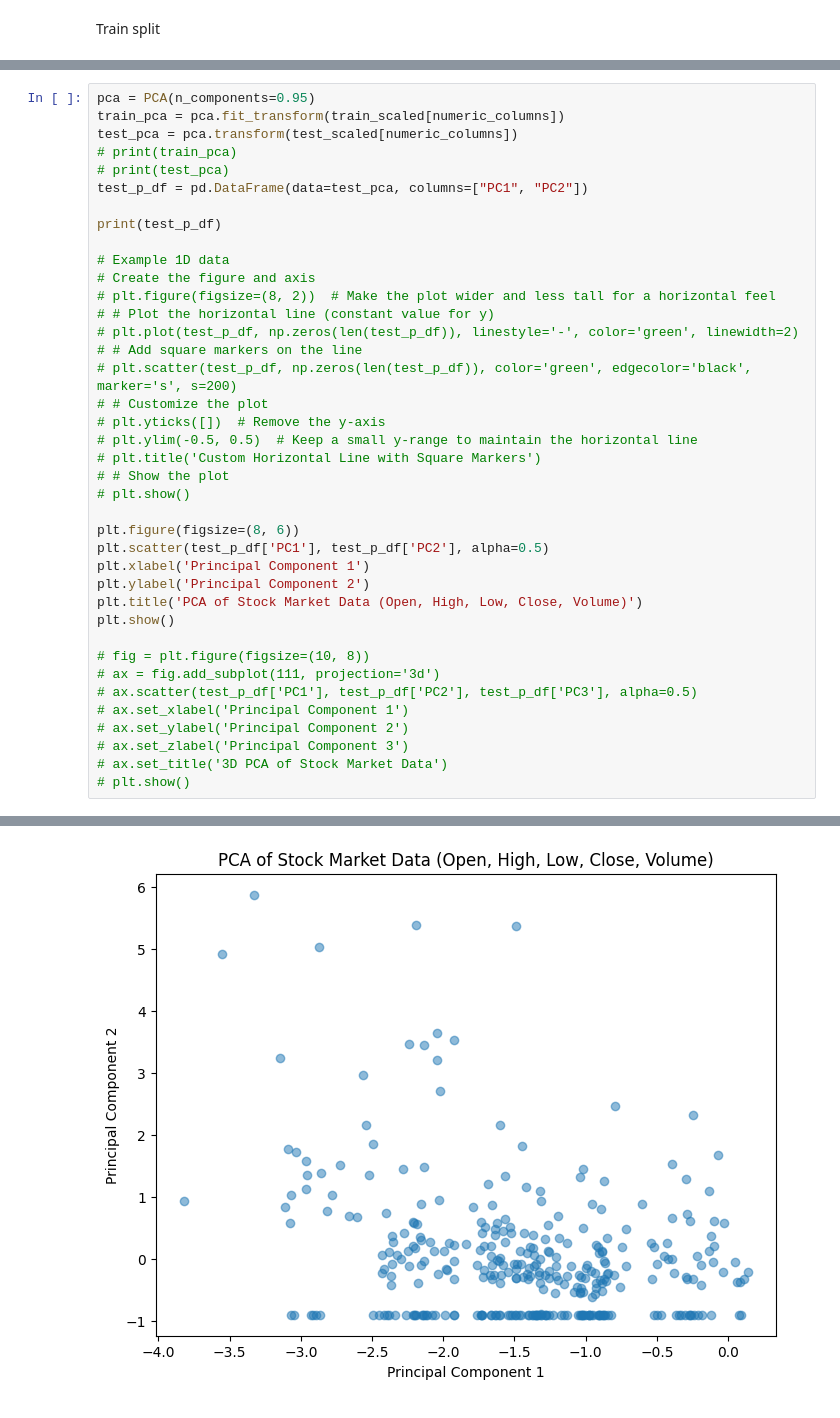
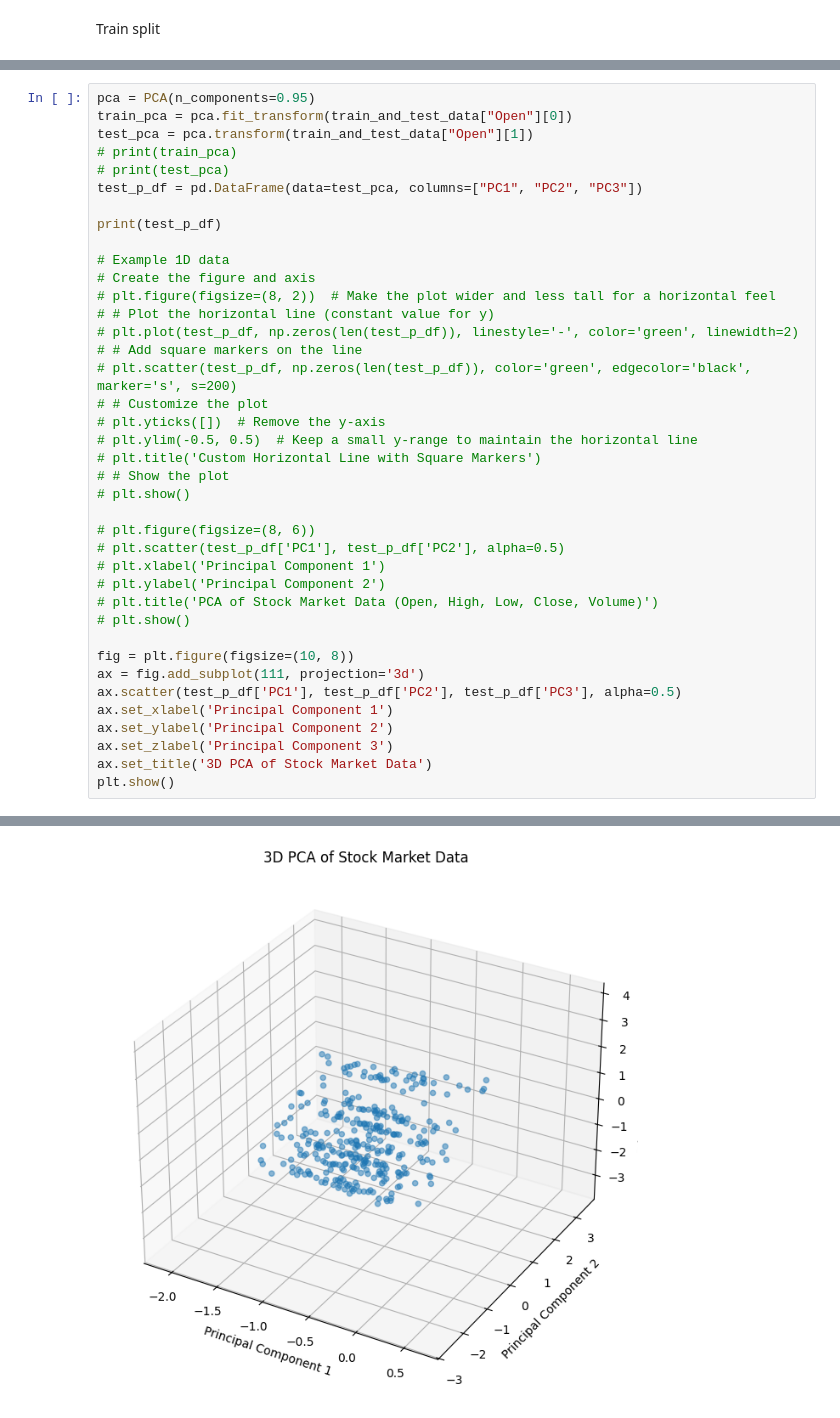
Before and after one commit to MollersThrane/IT3212-assignments, a Jupyter notebook: Assignment 1/main.ipynb, the cells around one changed output, grey strips where cells are left out. Saved outputs shown, nothing was run; the diff lists cells and outputs as text.

Commit message:
Add pca of stock market prices

```diff
--- a/Assignment 1/main.ipynb
+++ b/Assignment 1/main.ipynb
@@ -256,10 +289,10 @@ PCA
 # %%
 pca = PCA(n_components=0.95)
-train_pca = pca.fit_transform(train_scaled[numeric_columns])
-test_pca = pca.transform(test_scaled[numeric_columns])
+train_pca = pca.fit_transform(train_and_test_data["Open"][0])
+test_pca = pca.transform(train_and_test_data["Open"][1])
 # print(train_pca)
 # print(test_pca)
-test_p_df = pd.DataFrame(data=test_pca, columns=["PC1", "PC2"])
+test_p_df = pd.DataFrame(data=test_pca, columns=["PC1", "PC2", "PC3"])
 
 print(test_p_df)
 
@@ -277,19 +310,19 @@ print(test_p_df)
 # # Show the plot
 # plt.show()
 
-plt.figure(figsize=(8, 6))
-plt.scatter(test_p_df['PC1'], test_p_df['PC2'], alpha=0.5)
-plt.xlabel('Principal Component 1')
-plt.ylabel('Principal Component 2')
-plt.title('PCA of Stock Market Data (Open, High, Low, Close, Volume)')
+# plt.figure(figsize=(8, 6))
+# plt.scatter(test_p_df['PC1'], test_p_df['PC2'], alpha=0.5)
+# plt.xlabel('Principal Component 1')
+# plt.ylabel('Principal Component 2')
+# plt.title('PCA of Stock Market Data (Open, High, Low, Close, Volume)')
+# plt.show()
+
+fig = plt.figure(figsize=(10, 8))
+ax = fig.add_subplot(111, projection='3d')
+ax.scatter(test_p_df['PC1'], test_p_df['PC2'], test_p_df['PC3'], alpha=0.5)
+ax.set_xlabel('Principal Component 1')
+ax.set_ylabel('Principal Component 2')
+ax.set_zlabel('Principal Component 3')
+ax.set_title('3D PCA of Stock Market Data')
 plt.show()
-
-# fig = plt.figure(figsize=(10, 8))
-# ax = fig.add_subplot(111, projection='3d')
-# ax.scatter(test_p_df['PC1'], test_p_df['PC2'], test_p_df['PC3'], alpha=0.5)
-# ax.set_xlabel('Principal Component 1')
-# ax.set_ylabel('Principal Component 2')
-# ax.set_zlabel('Principal Component 3')
-# ax.set_title('3D PCA of Stock Market Data')
-# plt.show()
 # %% [output]
@@ -310 +343 @@ plt.show()
-[figure, old version]
+[figure, new version]
```
Also changed, not shown: parts of 9 cells of this notebook.
